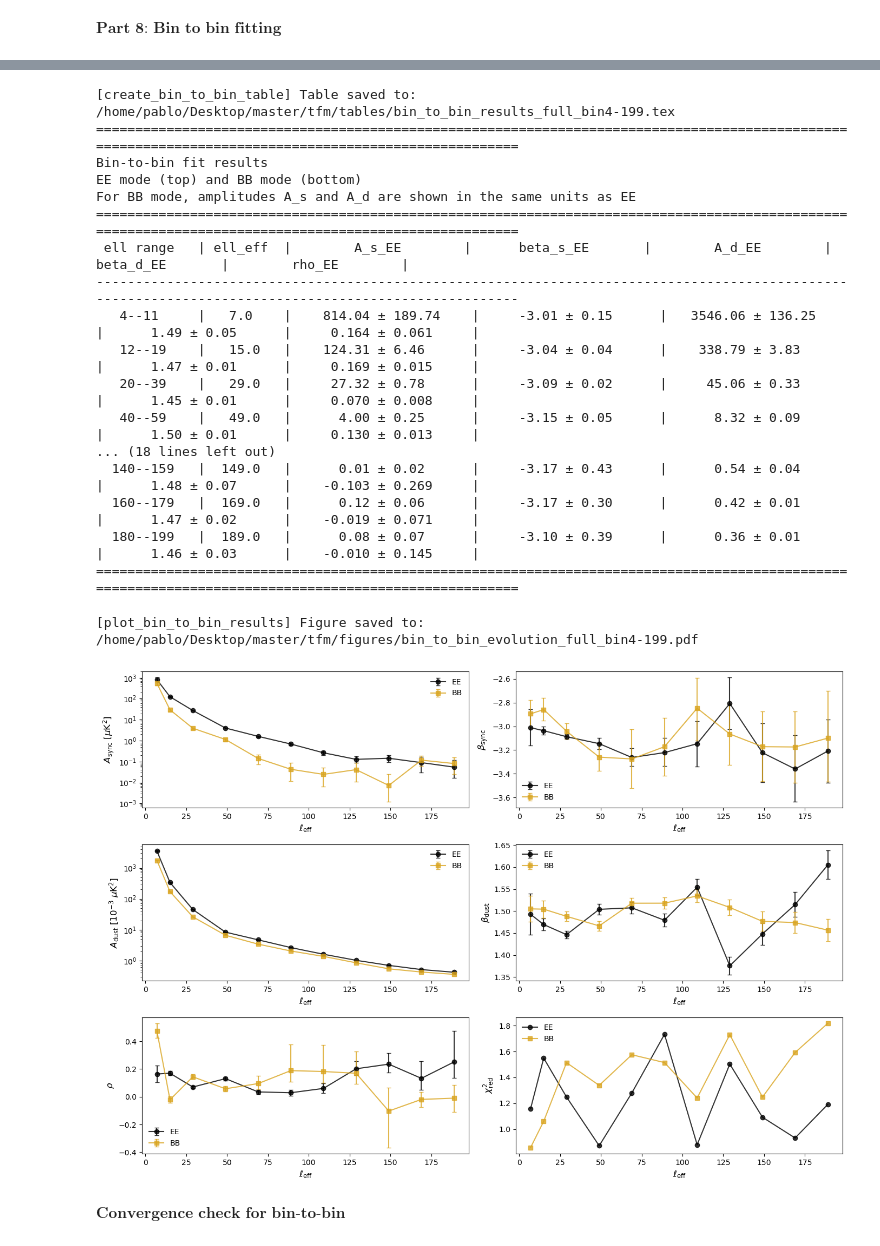
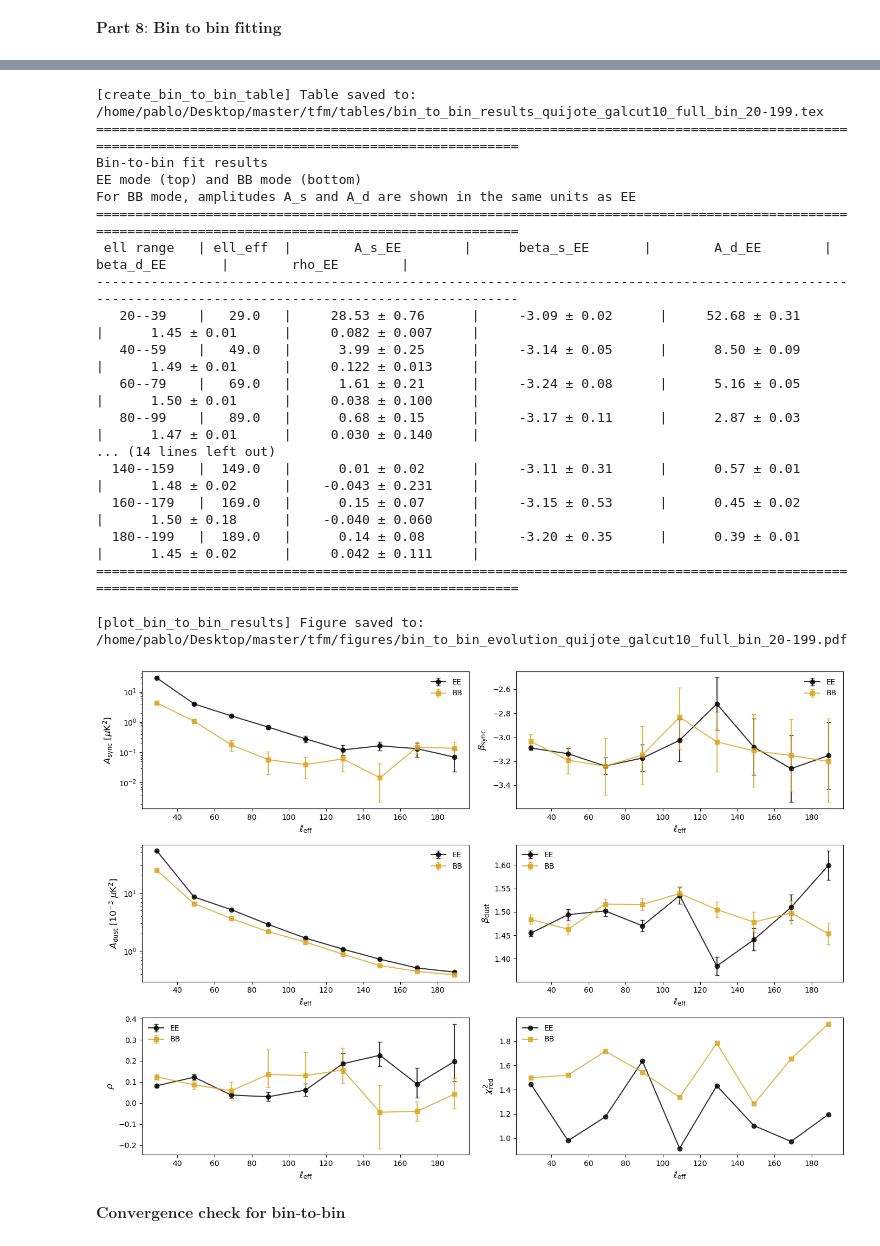
Before and after one commit to pablodeferra/tfm_pablo_de_ferra, a Jupyter notebook: python/1-methodology_tests/run_all_code.ipynb, the cells around one changed output, grey strips where cells are left out. Saved outputs shown, nothing was run; the diff lists cells and outputs as text; code cells hidden in the pictures.

```diff
--- a/python/1-methodology_tests/run_all_code.ipynb
+++ b/python/1-methodology_tests/run_all_code.ipynb
@@ -21,7 +21,7 @@ planck_bands = ['30', '44', '70', '100', '143', '217', '353']
 
 band_list = quijote_bands + wmap_bands + planck_bands
 
-name_suffix = '_full_bin4-199'
+name_suffix = '_full_bin_20-199'
 
 # Differential Assemblies (DAs) per frequency band
 BANDS = {
@@ -35,7 +35,7 @@ BANDS = {
 lmax = 2 * nside - 1
 dl = 10
 
-mask_select = masks['QUIJOTE_galcut']['galcut10_10mk']
+mask_select = masks['QUIJOTE_galcut']['galcut10']
 mask_name = mask_select['name']
 use_simulated_maps = False
 use_white_noise = False
@@ -53,8 +53,8 @@ path_corrected_spectra = os.path.join(out_path, f'corrected_power_spectra_{mask_
 mask = hp.read_map(mask_select['path'])
 
 #Create binning scheme
-ell_1 = [4,  12, 20, 40, 60, 80, 100, 120, 140, 160, 180]
-ell_2 = [11, 19, 39, 59, 79, 99, 119, 139, 159, 179, 199]
+ell_1 = [20, 40, 60, 80, 100, 120, 140, 160, 180]
+ell_2 = [39, 59, 79, 99, 119, 139, 159, 179, 199]
 
 binning_params = {
     'type': 'edges',  #'linear' or 'edges'
@@ -211,7 +224,7 @@ set_gaussian_priors(None)
 fitting_mode = 'power-law'
 
 # Multipole range
-ell_min = 0
+ell_min = 20
 ell_max = 200
 
 # Sampler configuration
@@ -241,8 +254,8 @@ fit_c_terms = False
 
 # Save paths for corner plots
 components_str = '_'.join(fit_components)
-save_path_EE = f'/home/pablo/Desktop/master/tfm/figures/corner/corner_{components_str}_EE{name_suffix}.pdf'
-save_path_BB = f'/home/pablo/Desktop/master/tfm/figures/corner/corner_{components_str}_BB{name_suffix}.pdf'
+save_path_EE = f'/home/pablo/Desktop/master/tfm/figures/corner/corner_{mask_name}_{components_str}_EE{name_suffix}.pdf'
+save_path_BB = f'/home/pablo/Desktop/master/tfm/figures/corner/corner_{mask_name}_{components_str}_BB{name_suffix}.pdf'
 
 # Load corrected spectra
 spectra_dict = functions.read_corrected_cls(path_corrected_spectra, band_list)
@@ -321,7 +352,7 @@ set_gaussian_priors({
 fit_mode_btb = 'bin-to-bin'  # Use 'bin-to-bin' mode
 
 # Multipole range
-ell_min_btb = 0
+ell_min_btb = 20
 ell_max_btb = 200
 
 # Sampler configuration
@@ -473,5 +492,5 @@ samplers_BB, samples_full_BB, samples_free_BB, param_names_btb, chi2_reduced_BB
 # %%
-table_save_path_latex = f'/home/pablo/Desktop/master/tfm/tables/bin_to_bin_results{name_suffix}.tex'
+table_save_path_latex = f'/home/pablo/Desktop/master/tfm/tables/bin_to_bin_results_{mask_name}{name_suffix}.tex'
 
 # Generate LaTeX table
 table_latex = functions.create_bin_to_bin_table(
@@ -501,7 +520,7 @@ table_ascii = functions.create_bin_to_bin_table(
 
 print(table_ascii)
 # %% [output]
-[create_bin_to_bin_table] Table saved to: /home/pablo/Desktop/master/tfm/tables/bin_to_bin_results_full_bin4-199.tex
+[create_bin_to_bin_table] Table saved to: /home/pablo/Desktop/master/tfm/tables/bin_to_bin_results_quijote_galcut10_full_bin_20-199.tex
 ======================================================================================================================================================
 Bin-to-bin fit results
 EE mode (top) and BB mode (bottom)
@@ -509,33 +528,33 @@ For BB mode, amplitudes A_s and A_d are shown in the same units as EE
 ======================================================================================================================================================
  ell range   | ell_eff  |        A_s_EE        |      beta_s_EE       |        A_d_EE        |      beta_d_EE       |        rho_EE        |
 ------------------------------------------------------------------------------------------------------------------------------------------------------
-   4--11     |   7.0    |    814.04 ± 189.74    |     -3.01 ± 0.15      |   3546.06 ± 136.25    |      1.49 ± 0.05      |     0.164 ± 0.061     |
-   12--19    |   15.0   |    124.31 ± 6.46      |     -3.04 ± 0.04      |    338.79 ± 3.83      |      1.47 ± 0.01      |     0.169 ± 0.015     |
-   20--39    |   29.0   |     27.32 ± 0.78      |     -3.09 ± 0.02      |     45.06 ± 0.33      |      1.45 ± 0.01      |     0.070 ± 0.008     |
-   40--59    |   49.0   |      4.00 ± 0.25      |     -3.15 ± 0.05      |      8.32 ± 0.09      |      1.50 ± 0.01      |     0.130 ± 0.013     |
-... (18 lines left out)
-  140--159   |  149.0   |      0.01 ± 0.02      |     -3.17 ± 0.43      |      0.54 ± 0.04      |      1.48 ± 0.07      |    -0.103 ± 0.269     |
-  160--179   |  169.0   |      0.12 ± 0.06      |     -3.17 ± 0.30      |      0.42 ± 0.01      |      1.47 ± 0.02      |    -0.019 ± 0.071     |
-  180--199   |  189.0   |      0.08 ± 0.07      |     -3.10 ± 0.39      |      0.36 ± 0.01      |      1.46 ± 0.03      |    -0.010 ± 0.145     |
+   20--39    |   29.0   |     28.53 ± 0.76      |     -3.09 ± 0.02      |     52.68 ± 0.31      |      1.45 ± 0.01      |     0.082 ± 0.007     |
+   40--59    |   49.0   |      3.99 ± 0.25      |     -3.14 ± 0.05      |      8.50 ± 0.09      |      1.49 ± 0.01      |     0.122 ± 0.013     |
+   60--79    |   69.0   |      1.61 ± 0.21      |     -3.24 ± 0.08      |      5.16 ± 0.05      |      1.50 ± 0.01      |     0.038 ± 0.100     |
+   80--99    |   89.0   |      0.68 ± 0.15      |     -3.17 ± 0.11      |      2.87 ± 0.03      |      1.47 ± 0.01      |     0.030 ± 0.140     |
+... (14 lines left out)
+  140--159   |  149.0   |      0.01 ± 0.02      |     -3.11 ± 0.31      |      0.57 ± 0.01      |      1.48 ± 0.02      |    -0.043 ± 0.231     |
+  160--179   |  169.0   |      0.15 ± 0.07      |     -3.15 ± 0.53      |      0.45 ± 0.02      |      1.50 ± 0.18      |    -0.040 ± 0.060     |
+  180--199   |  189.0   |      0.14 ± 0.08      |     -3.20 ± 0.35      |      0.39 ± 0.01      |      1.45 ± 0.02      |     0.042 ± 0.111     |
 ======================================================================================================================================================
 # %%
 # Plot parameter evolution with ell
-plot_save_path = f'/home/pablo/Desktop/master/tfm/figures/bin_to_bin_evolution{name_suffix}.pdf'
+plot_save_path = f'/home/pablo/Desktop/master/tfm/figures/bin_to_bin_evolution_{mask_name}{name_suffix}.pdf'
 
 fig = functions.plot_bin_to_bin_results(
     fit_data_EE=fit_data_EE,
     fit_data_BB=fit_data_BB,
     samples_free_list_EE=samples_free_EE,
     samples_free_list_BB=samples_free_BB,
     param_names=param_names_btb,
     chi2_reduced_EE=chi2_reduced_EE,
     chi2_reduced_BB=chi2_reduced_BB,
     save_path=plot_save_path,
     figsize=(14, 10)
 )
 # %% [output]
-[plot_bin_to_bin_results] Figure saved to: /home/pablo/Desktop/master/tfm/figures/bin_to_bin_evolution_full_bin4-199.pdf
+[plot_bin_to_bin_results] Figure saved to: /home/pablo/Desktop/master/tfm/figures/bin_to_bin_evolution_quijote_galcut10_full_bin_20-199.pdf
-[figure, old version]
+[figure, new version]
 # %% [markdown]
 $\textbf{Convergence check for bin-to-bin}$
 # %%
```
Also changed, not shown: parts of 12 cells of this notebook, 21 other files.
